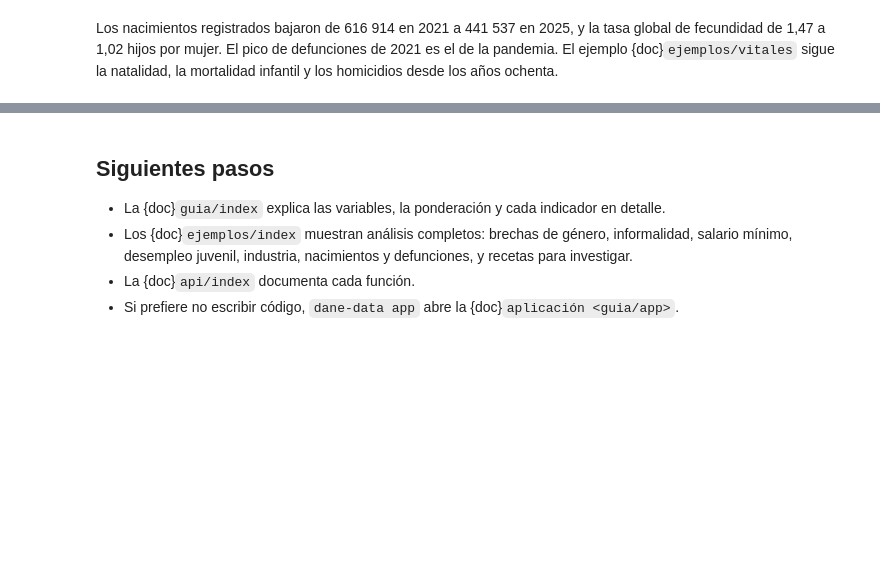
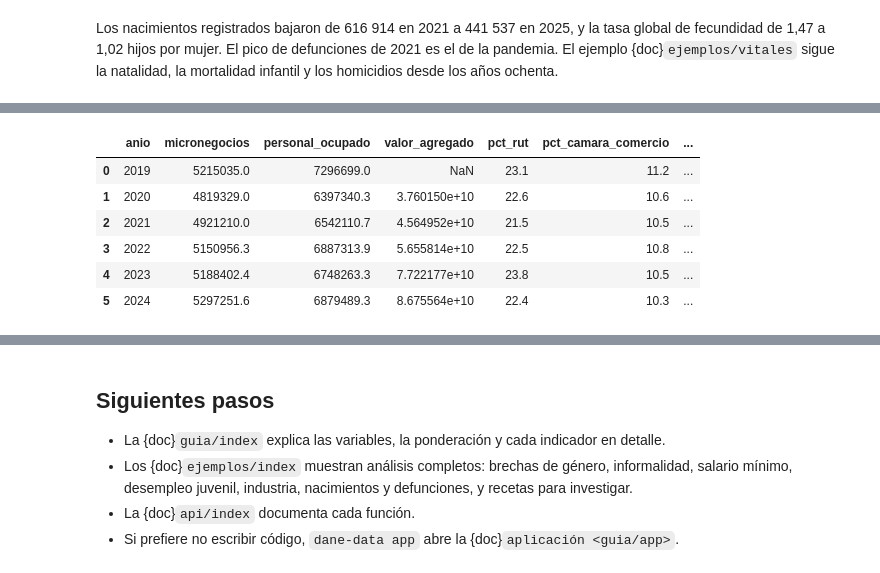
Before and after one commit to IntegralIndefinida/DANE-data, a Jupyter notebook: docs/primeros_pasos.ipynb, the cells around one changed output, grey strips where cells are left out. Saved outputs shown, nothing was run; the diff lists cells and outputs as text; code cells hidden in the pictures; blank space fills up the shorter version.

```diff
--- a/docs/primeros_pasos.ipynb
+++ b/docs/primeros_pasos.ipynb
@@ -186,0 +195,12 @@ sigue la natalidad, la mortalidad infantil y los homicidios desde los años oche
+# %%
+emi = dd.emicron.load(range(2019, 2025))
+dd.emicron.indicadores(emi)[["anio", "micronegocios", "personal_ocupado", "valor_agregado", "pct_rut",
+                             "pct_camara_comercio", "pct_salud_pension"]].round(1)
+# %% [output]
+|  | anio | micronegocios | personal_ocupado | valor_agregado | pct_rut | pct_camara_comercio | ... |
+| 0 | 2019 | 5215035.0 | 7296699.0 | NaN | 23.1 | 11.2 | ... |
+| 1 | 2020 | 4819329.0 | 6397340.3 | 3.760150e+10 | 22.6 | 10.6 | ... |
+| 2 | 2021 | 4921210.0 | 6542110.7 | 4.564952e+10 | 21.5 | 10.5 | ... |
+| 3 | 2022 | 5150956.3 | 6887313.9 | 5.655814e+10 | 22.5 | 10.8 | ... |
+| 4 | 2023 | 5188402.4 | 6748263.3 | 7.722177e+10 | 23.8 | 10.5 | ... |
+| 5 | 2024 | 5297251.6 | 6879489.3 | 8.675564e+10 | 22.4 | 10.3 | ... |
```
Also changed, not shown: parts of 6 cells of this notebook.
